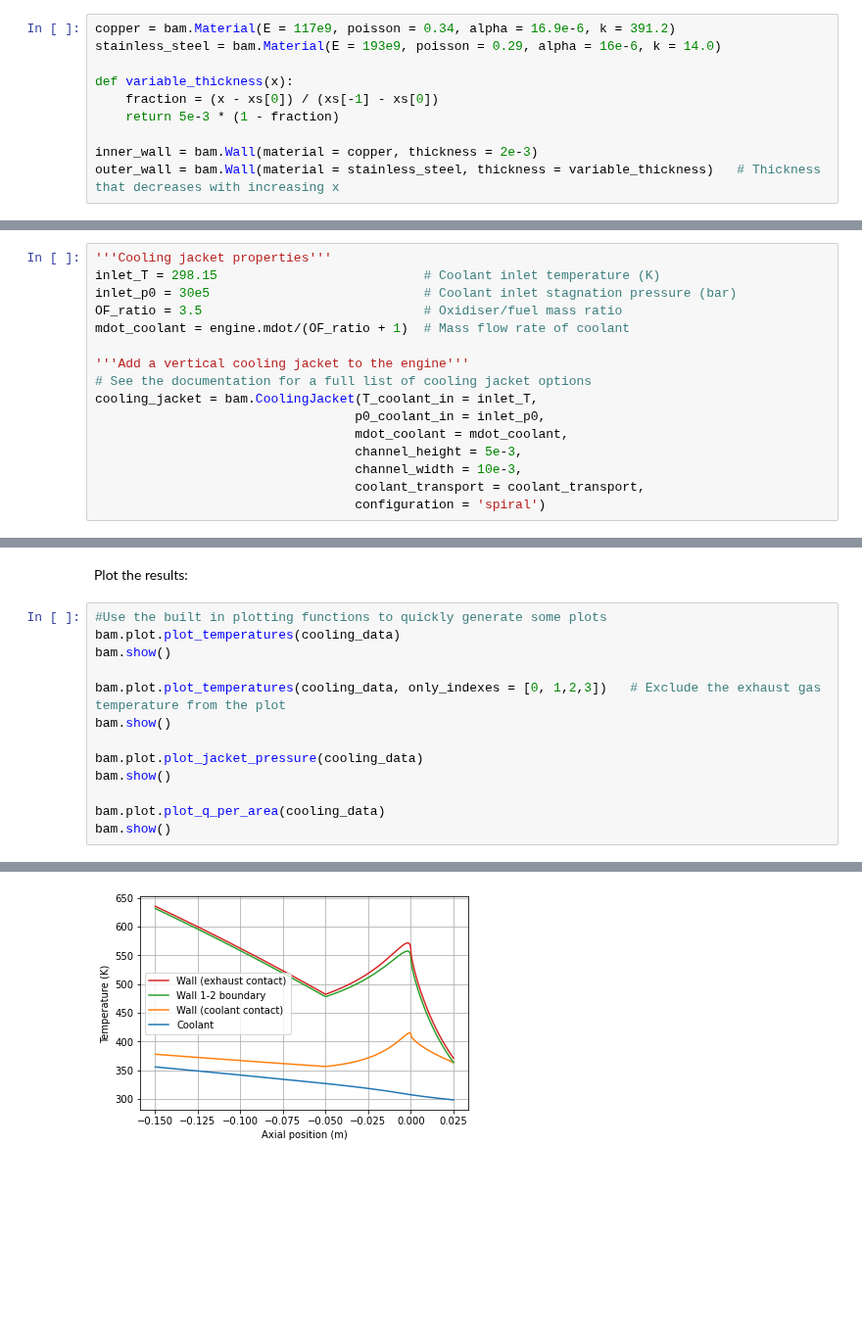
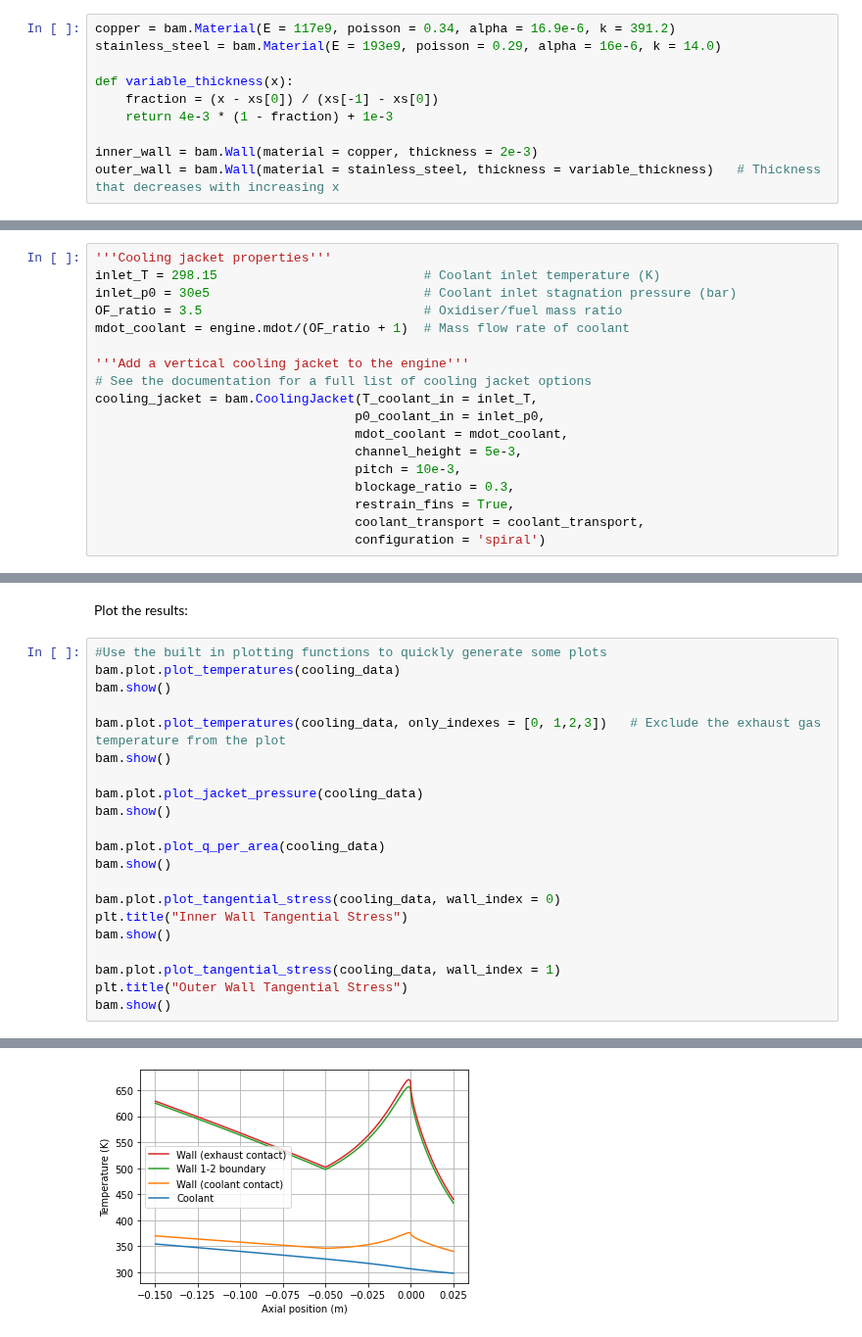
Before and after one commit to cuspaceflight/bamboo, a Jupyter notebook: Introduction to Bamboo.ipynb, the cells around one changed output, grey strips where cells are left out. Shown at 98% size. Drawn from its saved outputs; the diff is of its cells as text; blank space fills up the shorter version.

Commit message:
Added thermal stresses, and information on what all the data keys mean

```diff
--- a/Introduction to Bamboo.ipynb
+++ b/Introduction to Bamboo.ipynb
@@ -165,7 +165,7 @@ stainless_steel = bam.Material(E = 193e9, poisson = 0.29, alpha = 16e-6, k = 14.
 
 def variable_thickness(x):
     fraction = (x - xs[0]) / (xs[-1] - xs[0])
-    return 5e-3 * (1 - fraction)
+    return 4e-3 * (1 - fraction) + 1e-3
 
 inner_wall = bam.Wall(material = copper, thickness = 2e-3)
 outer_wall = bam.Wall(material = stainless_steel, thickness = variable_thickness)   # Thickness that decreases with increasing x
@@ -188,7 +188,9 @@ cooling_jacket = bam.CoolingJacket(T_coolant_in = inlet_T,
                                   p0_coolant_in = inlet_p0,
                                   mdot_coolant = mdot_coolant,
                                   channel_height = 5e-3,
-                                  channel_width = 10e-3,
+                                  pitch = 10e-3,
+                                  blockage_ratio = 0.3,
+                                  restrain_fins = True,
                                   coolant_transport = coolant_transport,
                                   configuration = 'spiral')
 # %% [markdown]
@@ -236,4 +245,12 @@ bam.show()
 
 bam.plot.plot_q_per_area(cooling_data)
 bam.show()
+
+bam.plot.plot_tangential_stress(cooling_data, wall_index = 0)
+plt.title("Inner Wall Tangential Stress")
+bam.show()
+
+bam.plot.plot_tangential_stress(cooling_data, wall_index = 1)
+plt.title("Outer Wall Tangential Stress")
+bam.show()
 # %% [output]
@@ -241 +258 @@ bam.show()
-[figure, old version]
+[figure, new version]
```
Also changed, not shown: parts of 2 cells of this notebook, 3 other files.
